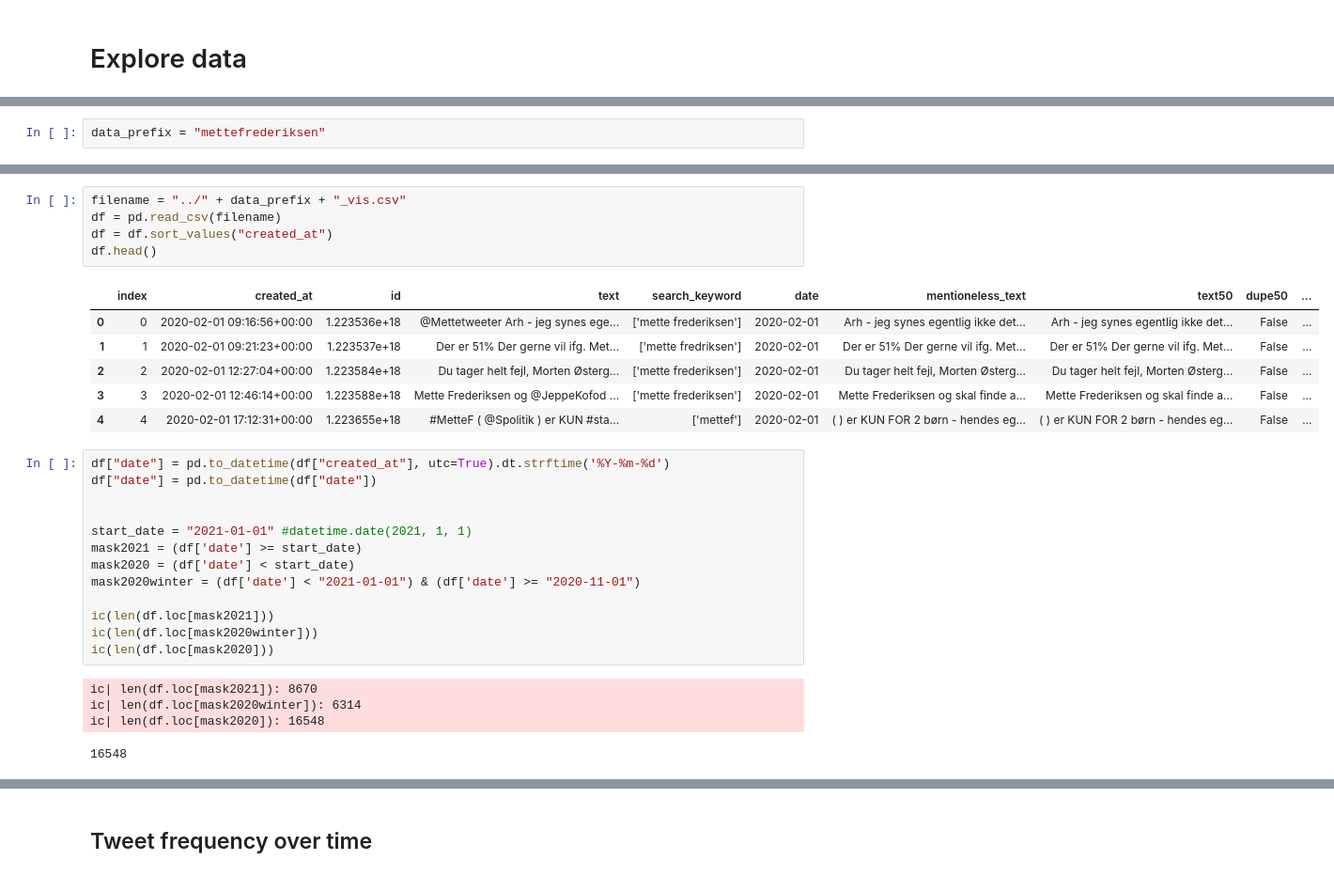
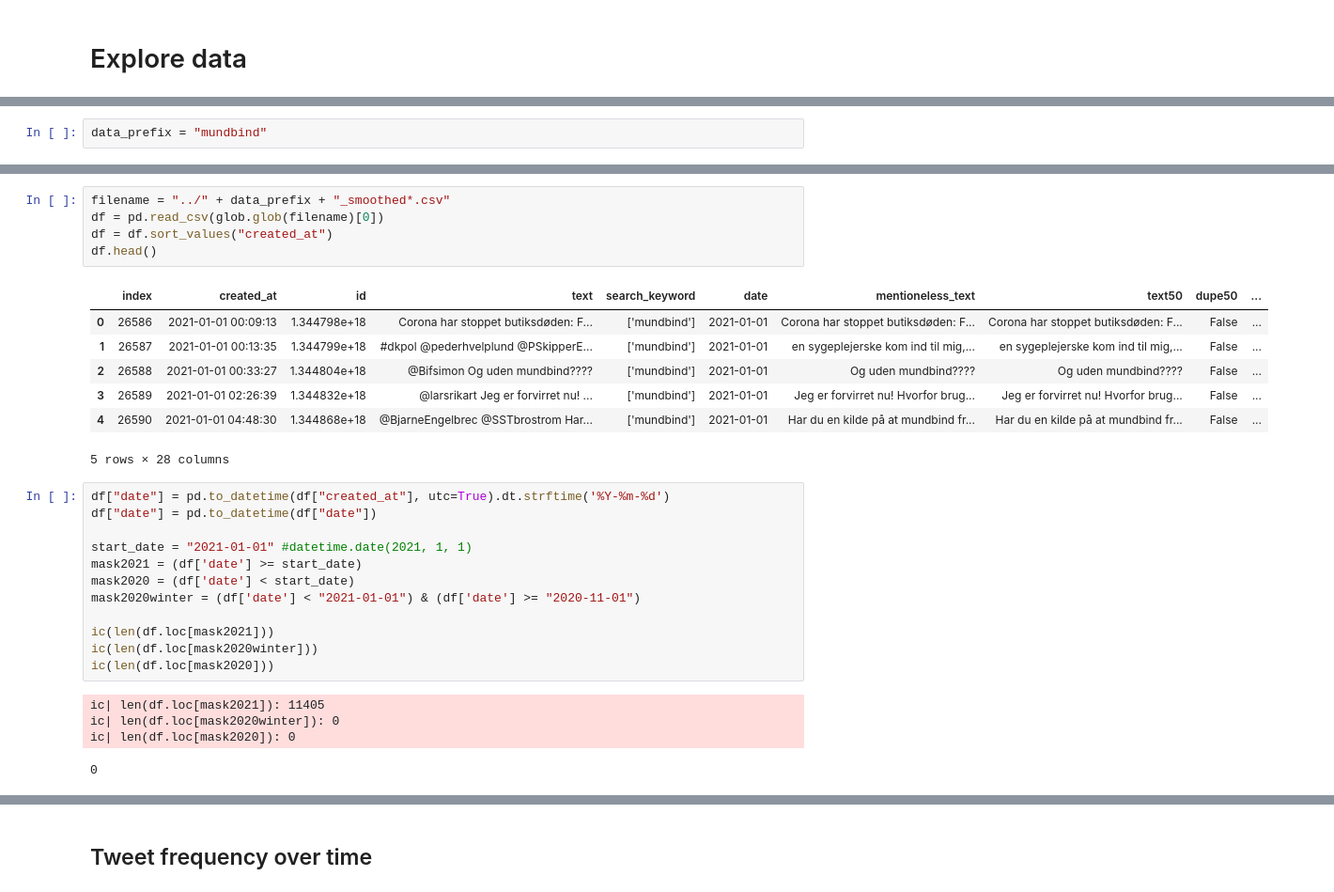
Before and after one commit to stinenyhus/HOPE-keyword-query-Twitter, a Jupyter notebook: notebooks/explore_and_visualize.ipynb, the cells around one changed output, grey strips where cells are left out. Shown at 94% size. Cells and saved outputs as stored; diff of their text form.

Commit message:
mundbind

```diff
--- a/notebooks/explore_and_visualize.ipynb
+++ b/notebooks/explore_and_visualize.ipynb
@@ -8,2 +9,2 @@ import datetime
 # %%
-data_prefix = "mettefrederiksen"
+data_prefix = "mundbind"
@@ -10,19 +57,19 @@ data_prefix = "mettefrederiksen"
 # %%
-filename = "../" + data_prefix + "_vis.csv"
-df = pd.read_csv(filename)
+filename = "../" + data_prefix + "_smoothed*.csv"
+df = pd.read_csv(glob.glob(filename)[0])
 df = df.sort_values("created_at")
 df.head()
 # %% [output]
 |  | index | created_at | id | text | search_keyword | date | mentioneless_text | text50 | dupe50 | ... |
-| 0 | 0 | 2020-02-01 09:16:56+00:00 | 1.223536e+18 | @Mettetweeter Arh - jeg synes ege... | ['mette frederiksen'] | 2020-02-01 | Arh - jeg synes egentlig ikke det... | Arh - jeg synes egentlig ikke det... | False | ... |
-| 1 | 1 | 2020-02-01 09:21:23+00:00 | 1.223537e+18 | Der er 51% Der gerne vil ifg. Met... | ['mette fredriksen'] | 2020-02-01 | Der er 51% Der gerne vil ifg. Met... | Der er 51% Der gerne vil ifg. Met... | False | ... |
-| 2 | 2 | 2020-02-01 12:27:04+00:00 | 1.223584e+18 | Du tager helt fejl, Morten Østerg... | ['mette frederiksen'] | 2020-02-01 | Du tager helt fejl, Morten Østerg... | Du tager helt fejl, Morten Østerg... | False | ... |
-| 3 | 3 | 2020-02-01 12:46:14+00:00 | 1.223588e+18 | Mette Frederiksen og @JeppeKofod ... | ['mette frederiksen'] | 2020-02-01 | Mette Frederiksen og skal finde a... | Mette Frederiksen og skal finde a... | False | ... |
-| 4 | 4 | 2020-02-01 17:12:31+00:00 | 1.223655e+18 | #MetteF ( @Spolitik ) er KUN #sta... | ['mettef'] | 2020-02-01 | ( ) er KUN FOR 2 børn - hendes eg... | ( ) er KUN FOR 2 børn - hendes eg... | False | ... |
+| 0 | 26586 | 2021-01-01 00:09:13 | 1.344798e+18 | Corona har stoppet butiksdøden: F... | ['mundbind'] | 2021-01-01 | Corona har stoppet butiksdøden: F... | Corona har stoppet butiksdøden: F... | False | ... |
+| 1 | 26587 | 2021-01-01 00:13:35 | 1.344799e+18 | #dkpol @pederhvelplund @PSkipperE... | ['mundbind'] | 2021-01-01 | en sygeplejerske kom ind til mig,... | en sygeplejerske kom ind til mig,... | False | ... |
+| 2 | 26588 | 2021-01-01 00:33:27 | 1.344804e+18 | @Bifsimon Og uden mundbind???? | ['mundbind'] | 2021-01-01 | Og uden mundbind???? | Og uden mundbind???? | False | ... |
+| 3 | 26589 | 2021-01-01 02:26:39 | 1.344832e+18 | @larsrikart Jeg er forvirret nu! ... | ['mundbind'] | 2021-01-01 | Jeg er forvirret nu! Hvorfor brug... | Jeg er forvirret nu! Hvorfor brug... | False | ... |
+| 4 | 26590 | 2021-01-01 04:48:30 | 1.344868e+18 | @BjarneEngelbrec @SSTbrostrom Har... | ['mundbind'] | 2021-01-01 | Har du en kilde på at mundbind fr... | Har du en kilde på at mundbind fr... | False | ... |
+5 rows × 28 columns
 # %%
 df["date"] = pd.to_datetime(df["created_at"], utc=True).dt.strftime('%Y-%m-%d')
 df["date"] = pd.to_datetime(df["date"])
-
 
 start_date = "2021-01-01" #datetime.date(2021, 1, 1)
 mask2021 = (df['date'] >= start_date)
@@ -33,7 +80,7 @@ ic(len(df.loc[mask2021]))
 ic(len(df.loc[mask2020winter]))
 ic(len(df.loc[mask2020]))
 # %% [output]
-ic| len(df.loc[mask2021]): 8670
-ic| len(df.loc[mask2020winter]): 6314
-ic| len(df.loc[mask2020]): 16548
+ic| len(df.loc[mask2021]): 11405
+ic| len(df.loc[mask2020winter]): 0
+ic| len(df.loc[mask2020]): 0
-16548
+0
```
Also changed, not shown: parts of 23 cells of this notebook.
